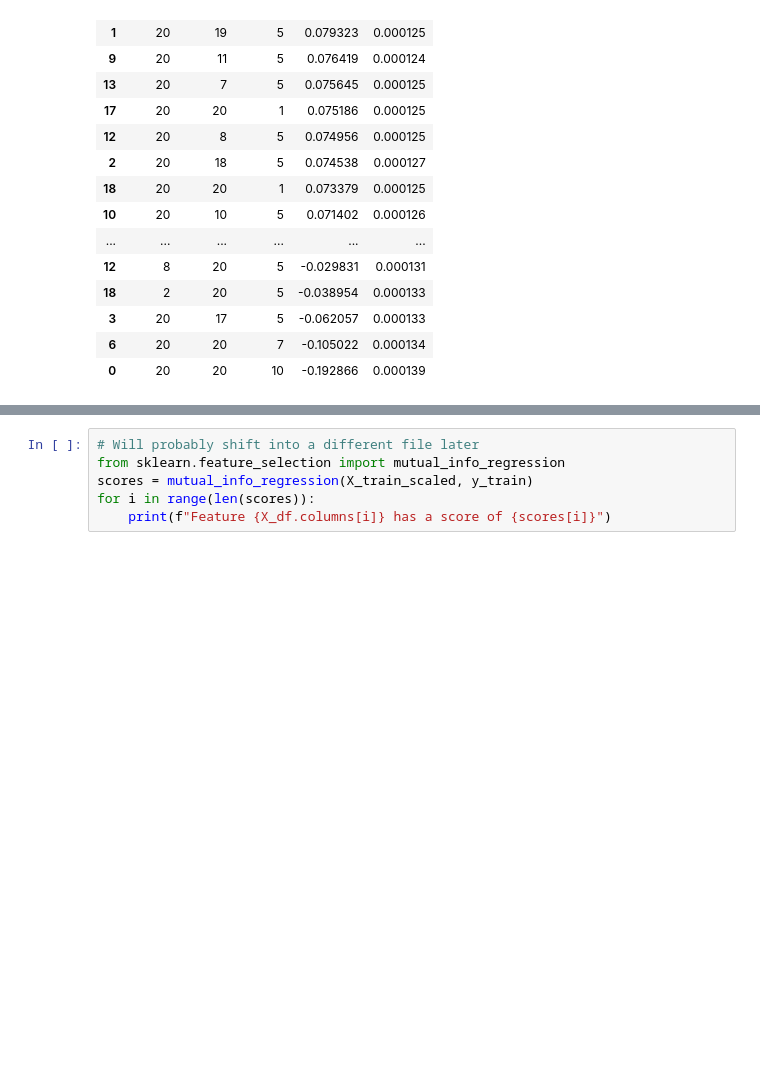
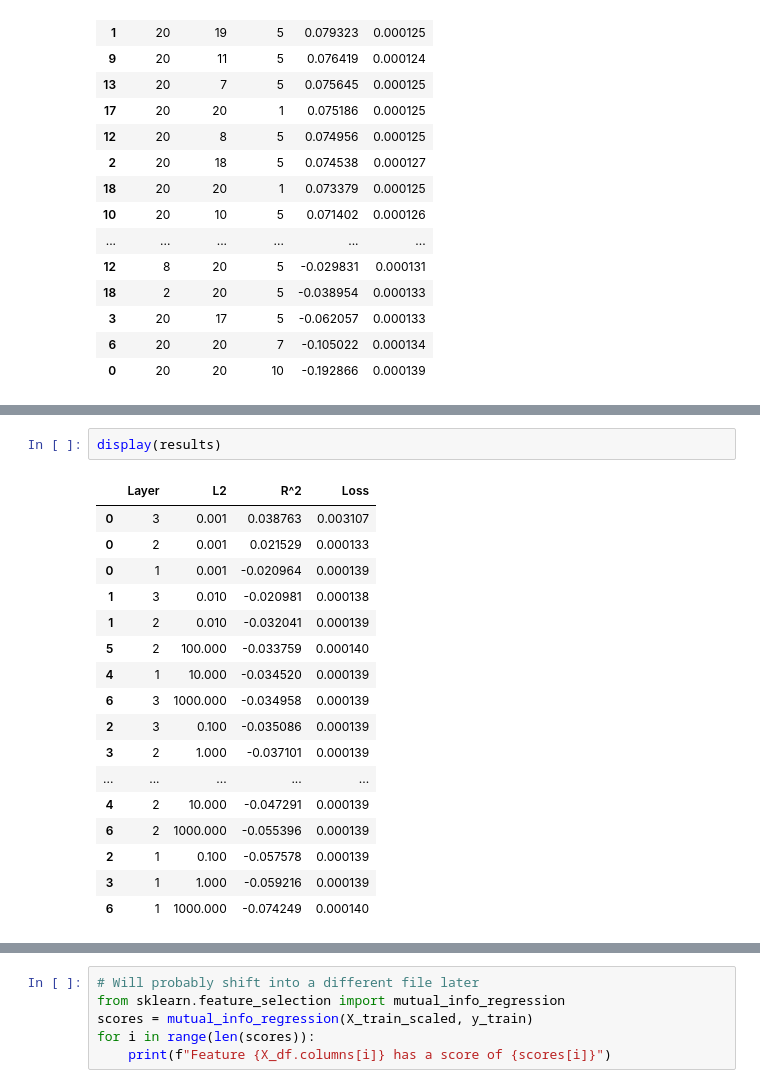
Before and after one commit to NickyDCFP/Machine-Learning-4563-Final-Project, a Jupyter notebook: keras.ipynb, the cells around one changed output, grey strips where cells are left out. Drawn from its saved outputs; the diff is of its cells as text; blank space fills up the shorter version.

```diff
--- a/keras.ipynb
+++ b/keras.ipynb
@@ -290,0 +350,20 @@ def test_regularization():
+# %%
+display(results)
+# %% [output]
+|  | Layer | L2 | R^2 | Loss |
+| 0 | 3 | 0.001 | 0.038763 | 0.003107 |
+| 0 | 2 | 0.001 | 0.021529 | 0.000133 |
+| 0 | 1 | 0.001 | -0.020964 | 0.000139 |
+| 1 | 3 | 0.010 | -0.020981 | 0.000138 |
+| 1 | 2 | 0.010 | -0.032041 | 0.000139 |
+| 5 | 2 | 100.000 | -0.033759 | 0.000140 |
+| 4 | 1 | 10.000 | -0.034520 | 0.000139 |
+| 6 | 3 | 1000.000 | -0.034958 | 0.000139 |
+| 2 | 3 | 0.100 | -0.035086 | 0.000139 |
+| 3 | 2 | 1.000 | -0.037101 | 0.000139 |
+| ... | ... | ... | ... | ... |
+| 4 | 2 | 10.000 | -0.047291 | 0.000139 |
+| 6 | 2 | 1000.000 | -0.055396 | 0.000139 |
+| 2 | 1 | 0.100 | -0.057578 | 0.000139 |
+| 3 | 1 | 1.000 | -0.059216 | 0.000139 |
+| 6 | 1 | 1000.000 | -0.074249 | 0.000140 |
```
Also changed, not shown: parts of 7 cells of this notebook.
